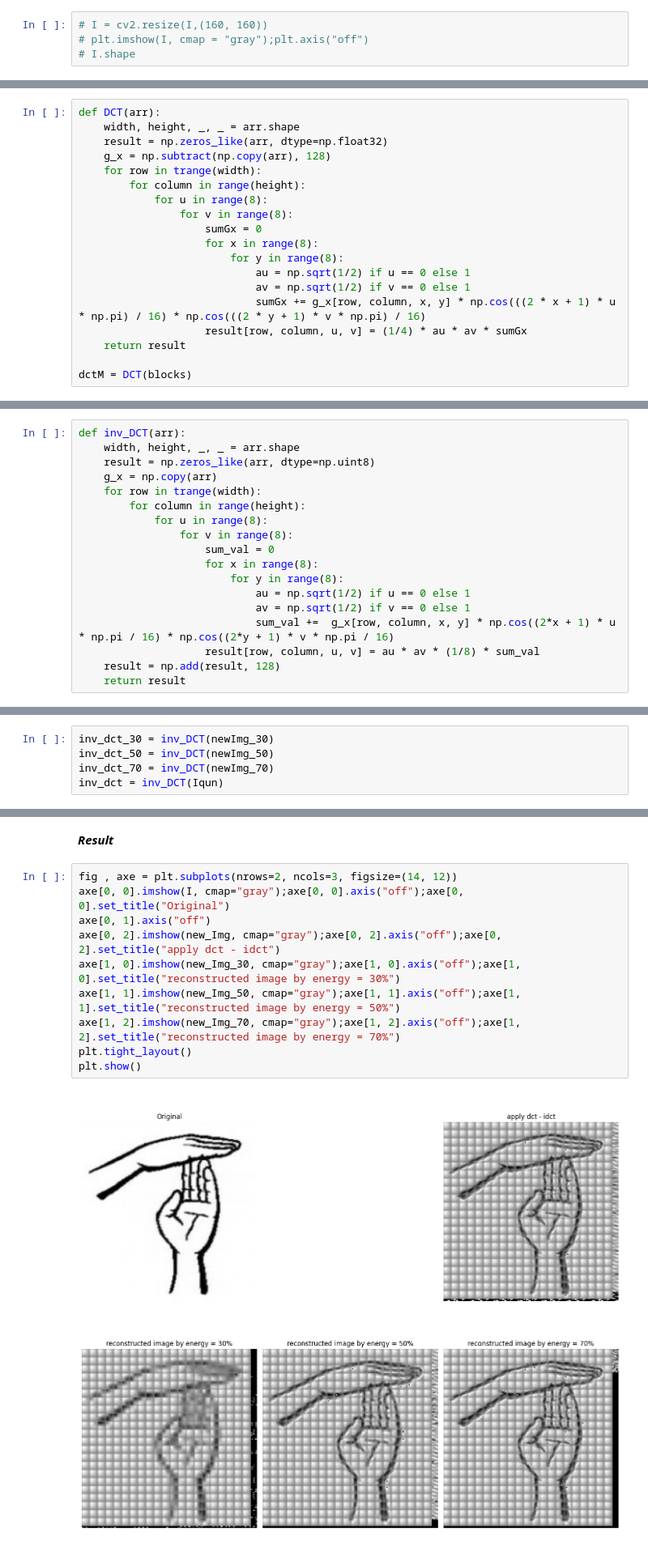
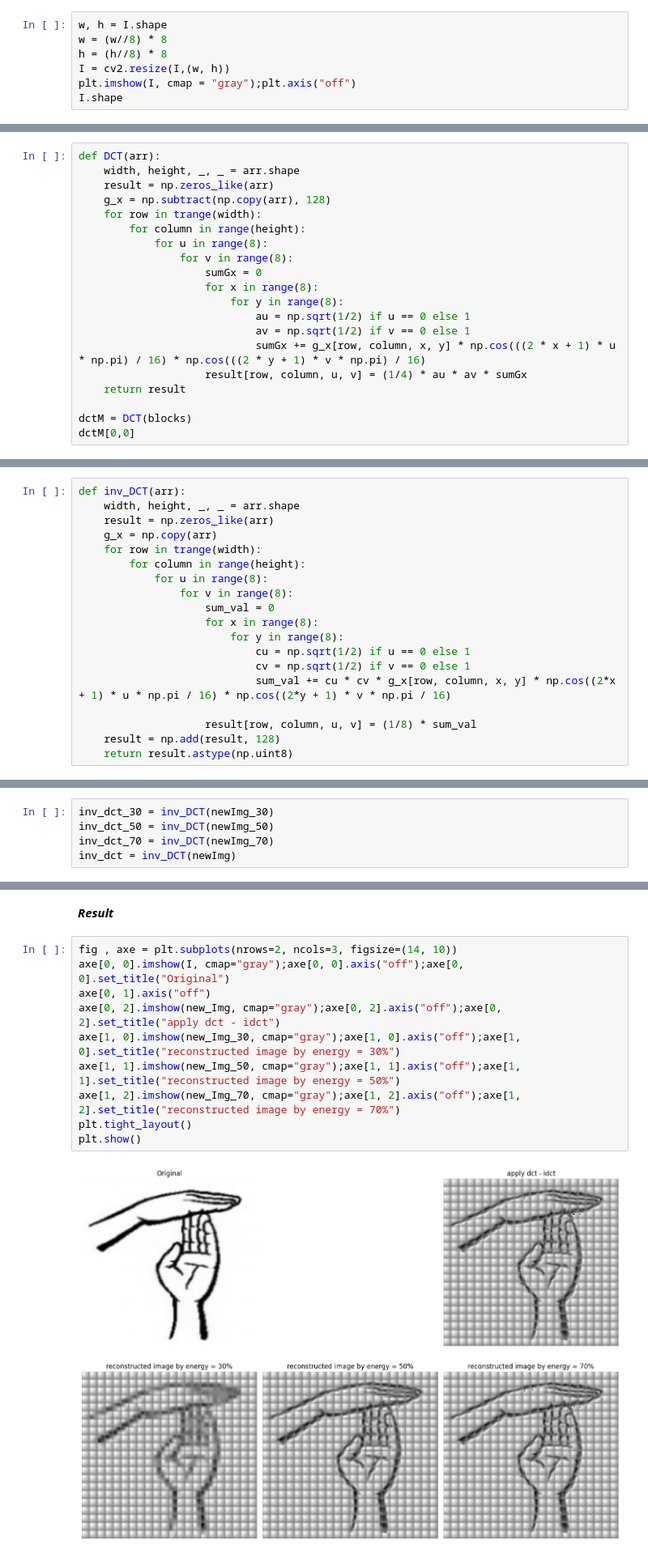
Before and after one commit to khaled6001/tp-tests, a Jupyter notebook: ipcv/TpDCT.ipynb, the cells around one changed output, grey strips where cells are left out. Shown at 81% size. Drawn from its saved outputs; the diff is of its cells as text.

```diff
--- a/ipcv/TpDCT.ipynb
+++ b/ipcv/TpDCT.ipynb
@@ -16,6 +23,9 @@ print("Image shape:", I.shape)
 [figure]
 Image shape: (178, 174)
 # %%
-# I = cv2.resize(I,(160, 160))
-# plt.imshow(I, cmap = "gray");plt.axis("off")
-# I.shape
+w, h = I.shape
+w = (w//8) * 8
+h = (h//8) * 8
+I = cv2.resize(I,(w, h))
+plt.imshow(I, cmap = "gray");plt.axis("off")
+I.shape
@@ -98,7 +112,7 @@ array([[255., 255., 255., 255., 255., 255., 255., 255.],
 # %%
 def DCT(arr):
     width, height, _, _ = arr.shape
-    result = np.zeros_like(arr, dtype=np.float32)
+    result = np.zeros_like(arr)
     g_x = np.subtract(np.copy(arr), 128)
     for row in trange(width):
         for column in range(height):
@@ -114,3 +128,4 @@ def DCT(arr):
     return result
 
 dctM = DCT(blocks)
+dctM[0,0]
@@ -190,7 +213,7 @@ newImg = energy_left(Iqun, 100)
 # %%
 def inv_DCT(arr):
     width, height, _, _ = arr.shape
-    result = np.zeros_like(arr, dtype=np.uint8)
+    result = np.zeros_like(arr)
     g_x = np.copy(arr)
     for row in trange(width):
         for column in range(height):
@@ -199,9 +222,10 @@ def inv_DCT(arr):
                     sum_val = 0
                     for x in range(8):
                         for y in range(8):
-                            au = np.sqrt(1/2) if u == 0 else 1
-                            av = np.sqrt(1/2) if v == 0 else 1
-                            sum_val +=  g_x[row, column, x, y] * np.cos((2*x + 1) * u * np.pi / 16) * np.cos((2*y + 1) * v * np.pi / 16)
-                    result[row, column, u, v] = au * av * (1/8) * sum_val
+                            cu = np.sqrt(1/2) if u == 0 else 1
+                            cv = np.sqrt(1/2) if v == 0 else 1
+                            sum_val += cu * cv * g_x[row, column, x, y] * np.cos((2*x + 1) * u * np.pi / 16) * np.cos((2*y + 1) * v * np.pi / 16)
+
+                    result[row, column, u, v] = (1/8) * sum_val
     result = np.add(result, 128)
-    return result
+    return result.astype(np.uint8)
@@ -211,7 +233,7 @@ inv_dct = inv_DCT(Iqun)
 inv_dct_30 = inv_DCT(newImg_30)
 inv_dct_50 = inv_DCT(newImg_50)
 inv_dct_70 = inv_DCT(newImg_70)
-inv_dct = inv_DCT(Iqun)
+inv_dct = inv_DCT(newImg)
 # %%
 def restord(img):
     cp = np.copy(img)
@@ -245,17 +267,17 @@ array([[191, 215, 210, 202, 191, 177, 162, 145, 191, 215, 210, 202, 191],
 # %% [markdown]
 ***Result***
 # %%
-fig , axe = plt.subplots(nrows=2, ncols=3, figsize=(14, 12))
+fig , axe = plt.subplots(nrows=2, ncols=3, figsize=(14, 10))
 axe[0, 0].imshow(I, cmap="gray");axe[0, 0].axis("off");axe[0, 0].set_title("Original")
 axe[0, 1].axis("off")
 axe[0, 2].imshow(new_Img, cmap="gray");axe[0, 2].axis("off");axe[0, 2].set_title("apply dct - idct")
 axe[1, 0].imshow(new_Img_30, cmap="gray");axe[1, 0].axis("off");axe[1, 0].set_title("reconstructed image by energy = 30%")
 axe[1, 1].imshow(new_Img_50, cmap="gray");axe[1, 1].axis("off");axe[1, 1].set_title("reconstructed image by energy = 50%")
 axe[1, 2].imshow(new_Img_70, cmap="gray");axe[1, 2].axis("off");axe[1, 2].set_title("reconstructed image by energy = 70%")
 plt.tight_layout()
 plt.show()
 # %% [output]
-[figure, old version]
+[figure, new version]
 # %% [markdown]
 ***Apply zig-zag order***
 # %%
```
Also changed, not shown: parts of 15 cells of this notebook, 1 other file.
